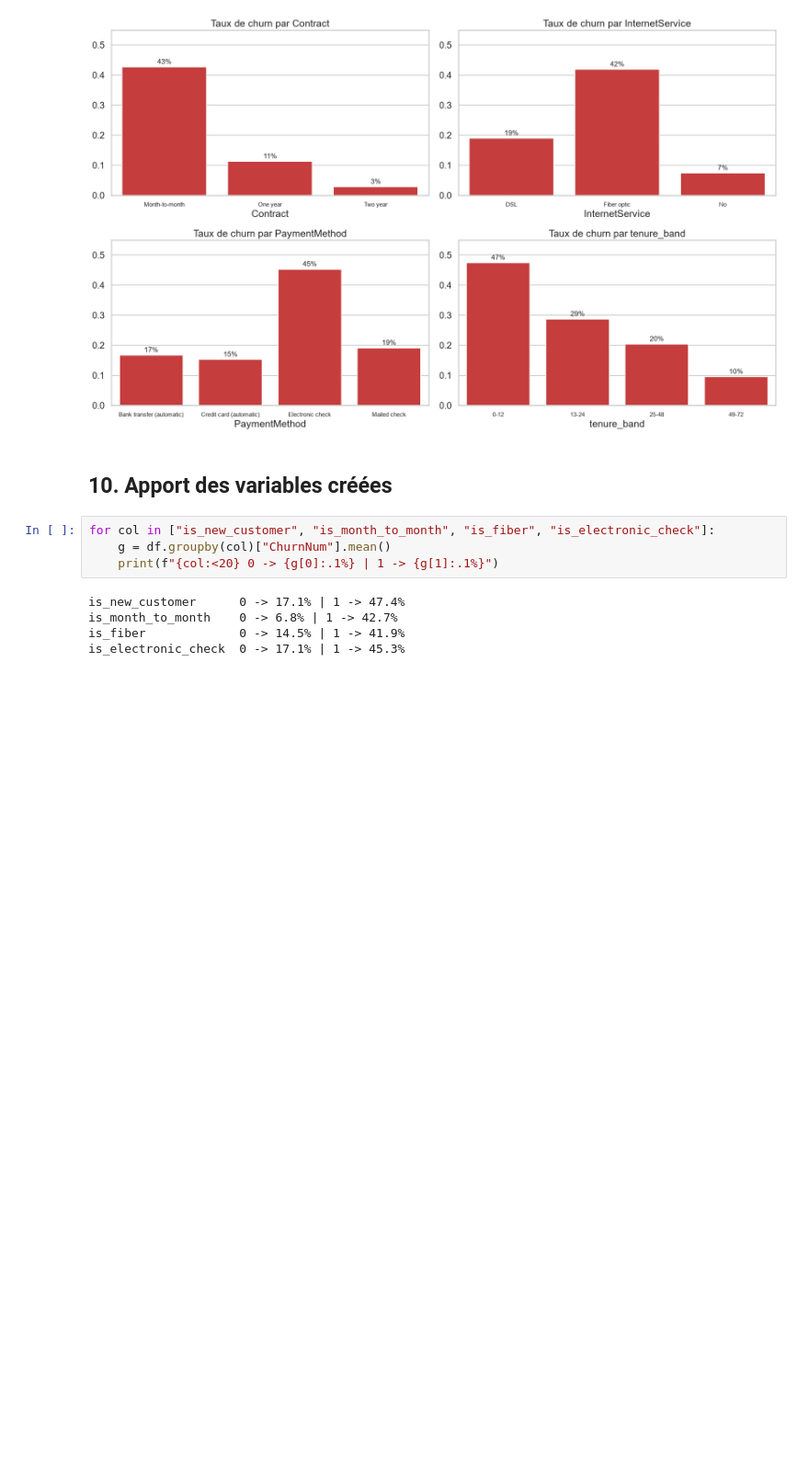
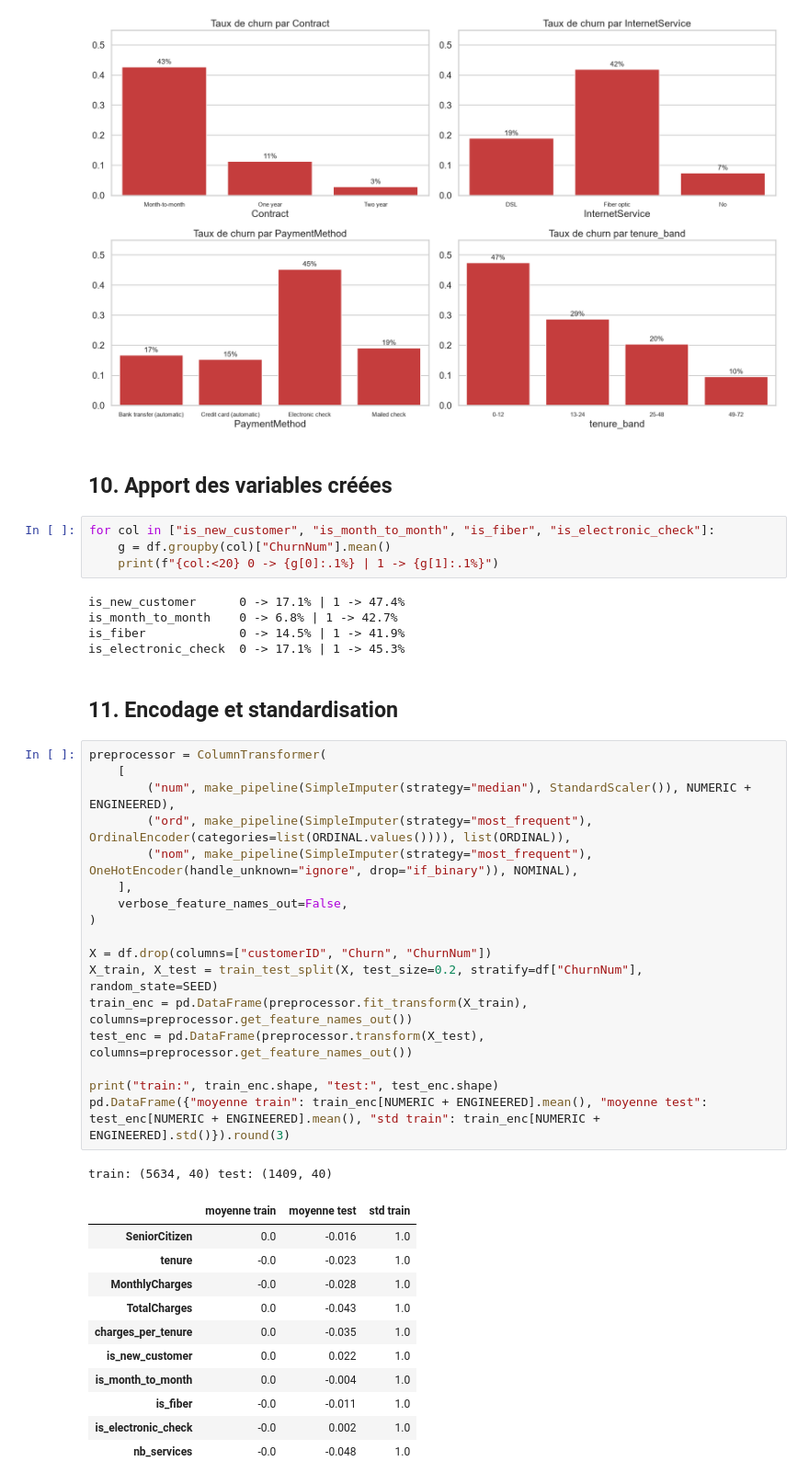
Before and after one commit to doughmi-ilyas/customer-churn-prediction, a Jupyter notebook: notebooks/01_eda.ipynb, the cells around one changed output. Shown at 92% size. Saved outputs shown, nothing was run; the diff lists cells and outputs as text; blank space fills up the shorter version.

Commit message:
eda: add section "Encodage et standardisation"

```diff
--- a/notebooks/01_eda.ipynb
+++ b/notebooks/01_eda.ipynb
@@ -234,3 +234,35 @@ is_new_customer      0 -> 17.1% | 1 -> 47.4%
 is_month_to_month    0 -> 6.8% | 1 -> 42.7%
 is_fiber             0 -> 14.5% | 1 -> 41.9%
 is_electronic_check  0 -> 17.1% | 1 -> 45.3%
+# %% [markdown]
+## 11. Encodage et standardisation
+# %%
+preprocessor = ColumnTransformer(
+    [
+        ("num", make_pipeline(SimpleImputer(strategy="median"), StandardScaler()), NUMERIC + ENGINEERED),
+        ("ord", make_pipeline(SimpleImputer(strategy="most_frequent"), OrdinalEncoder(categories=list(ORDINAL.values()))), list(ORDINAL)),
+        ("nom", make_pipeline(SimpleImputer(strategy="most_frequent"), OneHotEncoder(handle_unknown="ignore", drop="if_binary")), NOMINAL),
+    ],
+    verbose_feature_names_out=False,
+)
+
+X = df.drop(columns=["customerID", "Churn", "ChurnNum"])
+X_train, X_test = train_test_split(X, test_size=0.2, stratify=df["ChurnNum"], random_state=SEED)
+train_enc = pd.DataFrame(preprocessor.fit_transform(X_train), columns=preprocessor.get_feature_names_out())
+test_enc = pd.DataFrame(preprocessor.transform(X_test), columns=preprocessor.get_feature_names_out())
+
+print("train:", train_enc.shape, "test:", test_enc.shape)
+pd.DataFrame({"moyenne train": train_enc[NUMERIC + ENGINEERED].mean(), "moyenne test": test_enc[NUMERIC + ENGINEERED].mean(), "std train": train_enc[NUMERIC + ENGINEERED].std()}).round(3)
+# %% [output]
+train: (5634, 40) test: (1409, 40)
+|  | moyenne train | moyenne test | std train |
+| SeniorCitizen | 0.0 | -0.016 | 1.0 |
+| tenure | -0.0 | -0.023 | 1.0 |
+| MonthlyCharges | -0.0 | -0.028 | 1.0 |
+| TotalCharges | 0.0 | -0.043 | 1.0 |
+| charges_per_tenure | 0.0 | -0.035 | 1.0 |
+| is_new_customer | 0.0 | 0.022 | 1.0 |
+| is_month_to_month | 0.0 | -0.004 | 1.0 |
+| is_fiber | -0.0 | -0.011 | 1.0 |
+| is_electronic_check | -0.0 | 0.002 | 1.0 |
+| nb_services | -0.0 | -0.048 | 1.0 |
```
